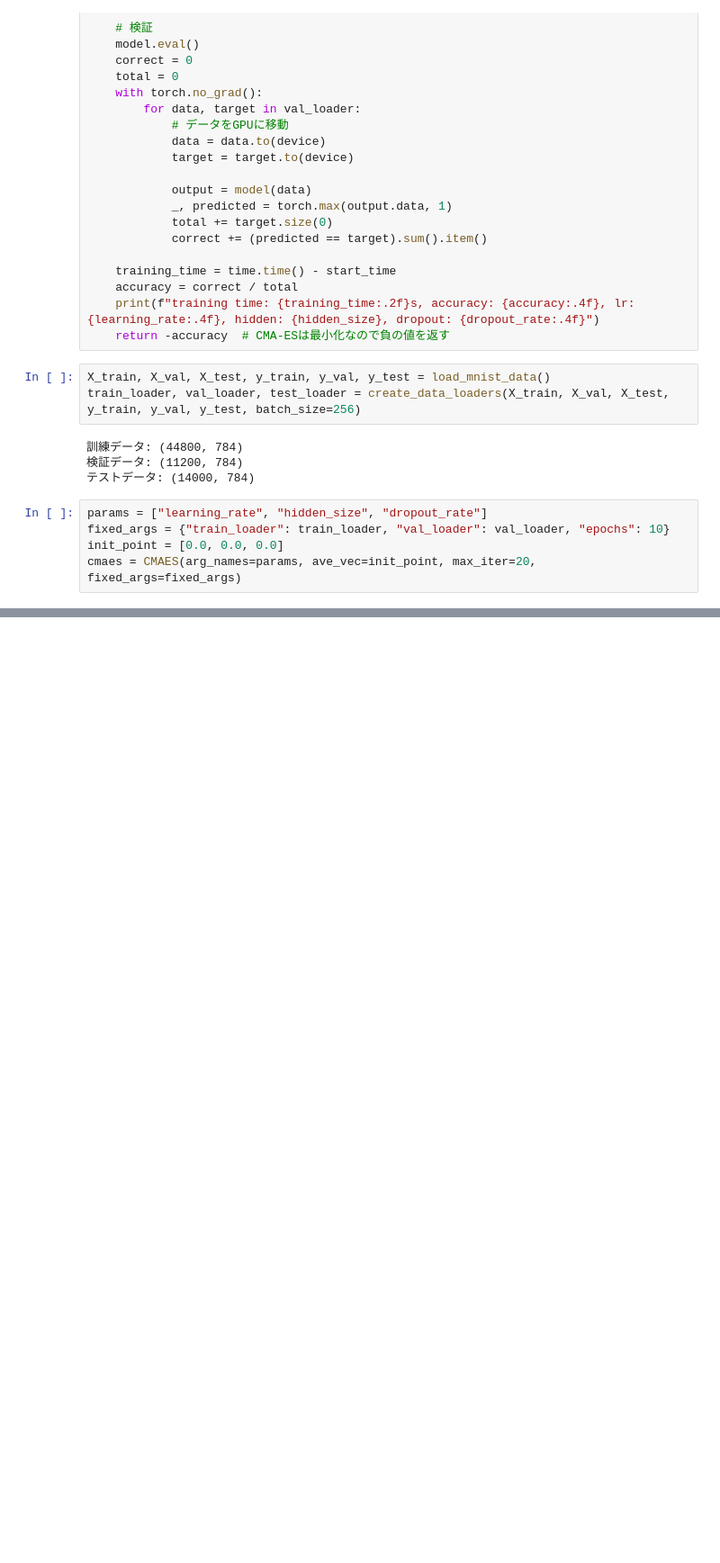
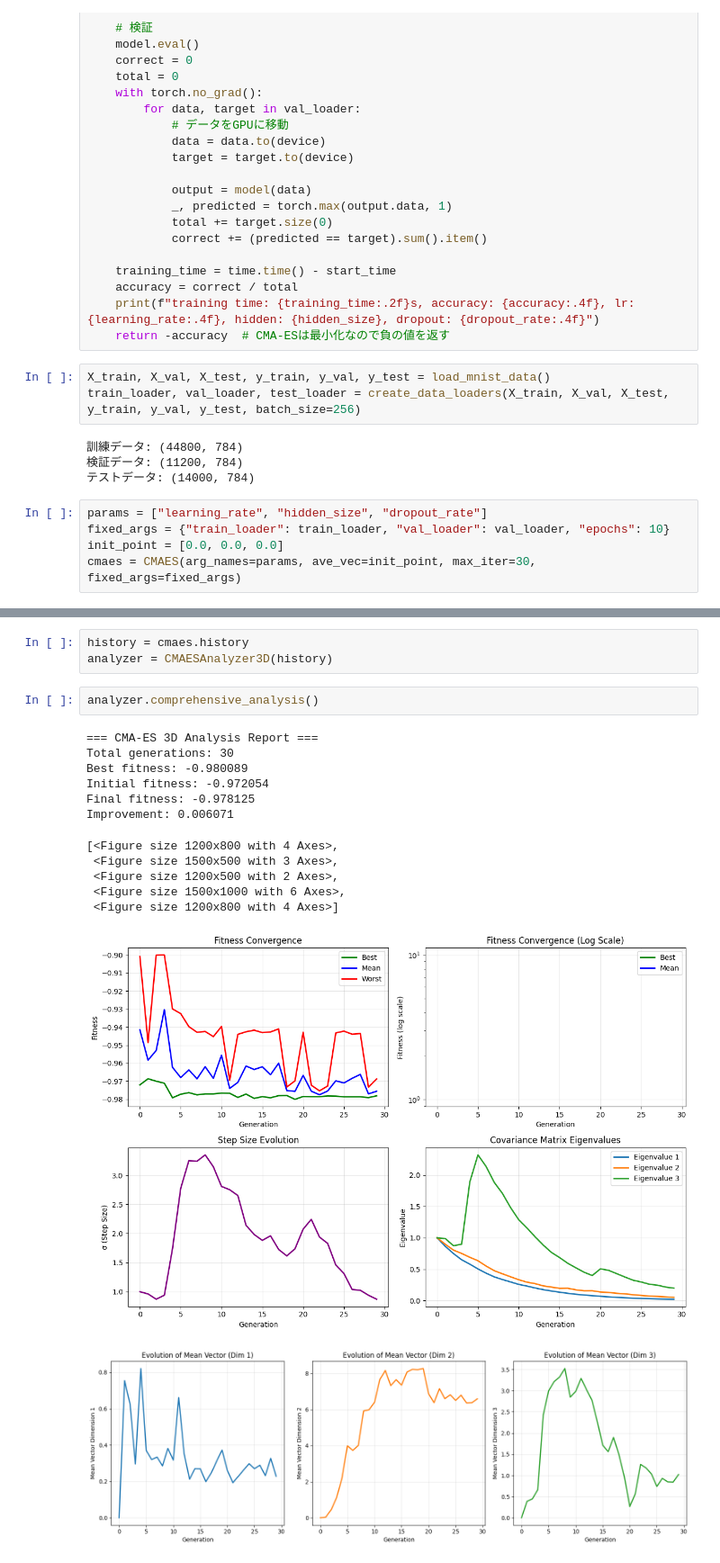
Before and after one commit to no2ca/es-mlp-tuning, a Jupyter notebook: tuning_from_zero.ipynb, the cells around one changed output, grey strips where cells are left out. Shown at 90% size. Cells and saved outputs as stored; diff of their text form; blank space fills up the shorter version.

```diff
--- a/tuning_from_zero.ipynb
+++ b/tuning_from_zero.ipynb
@@ -311,7 +567,7 @@ train_loader, val_loader, test_loader = create_data_loaders(X_train, X_val, X_te
 params = ["learning_rate", "hidden_size", "dropout_rate"]
 fixed_args = {"train_loader": train_loader, "val_loader": val_loader, "epochs": 10}
 init_point = [0.0, 0.0, 0.0]
-cmaes = CMAES(arg_names=params, ave_vec=init_point, max_iter=20, fixed_args=fixed_args)
+cmaes = CMAES(arg_names=params, ave_vec=init_point, max_iter=30, fixed_args=fixed_args)
 # %%
 loss, value = cmaes.opt(train_smallmlp_with_params)
 # %% [output]
@@ -340,0 +614,19 @@ training time: 6.77s, accuracy: 0.9757, lr: 0.0039, hidden: 282, dropout: 0.0262
+# %%
+history = cmaes.history
+analyzer = CMAESAnalyzer3D(history)
+# %%
+analyzer.comprehensive_analysis()
+# %% [output]
+=== CMA-ES 3D Analysis Report ===
+Total generations: 30
+Best fitness: -0.980089
+Initial fitness: -0.972054
+Final fitness: -0.978125
+Improvement: 0.006071
+[<Figure size 1200x800 with 4 Axes>,
+ <Figure size 1500x500 with 3 Axes>,
+ <Figure size 1200x500 with 2 Axes>,
+ <Figure size 1500x1000 with 6 Axes>,
+ <Figure size 1200x800 with 4 Axes>]
+[figure, added]
+[figure, added]
```
Also changed, not shown: parts of 10 cells of this notebook.
